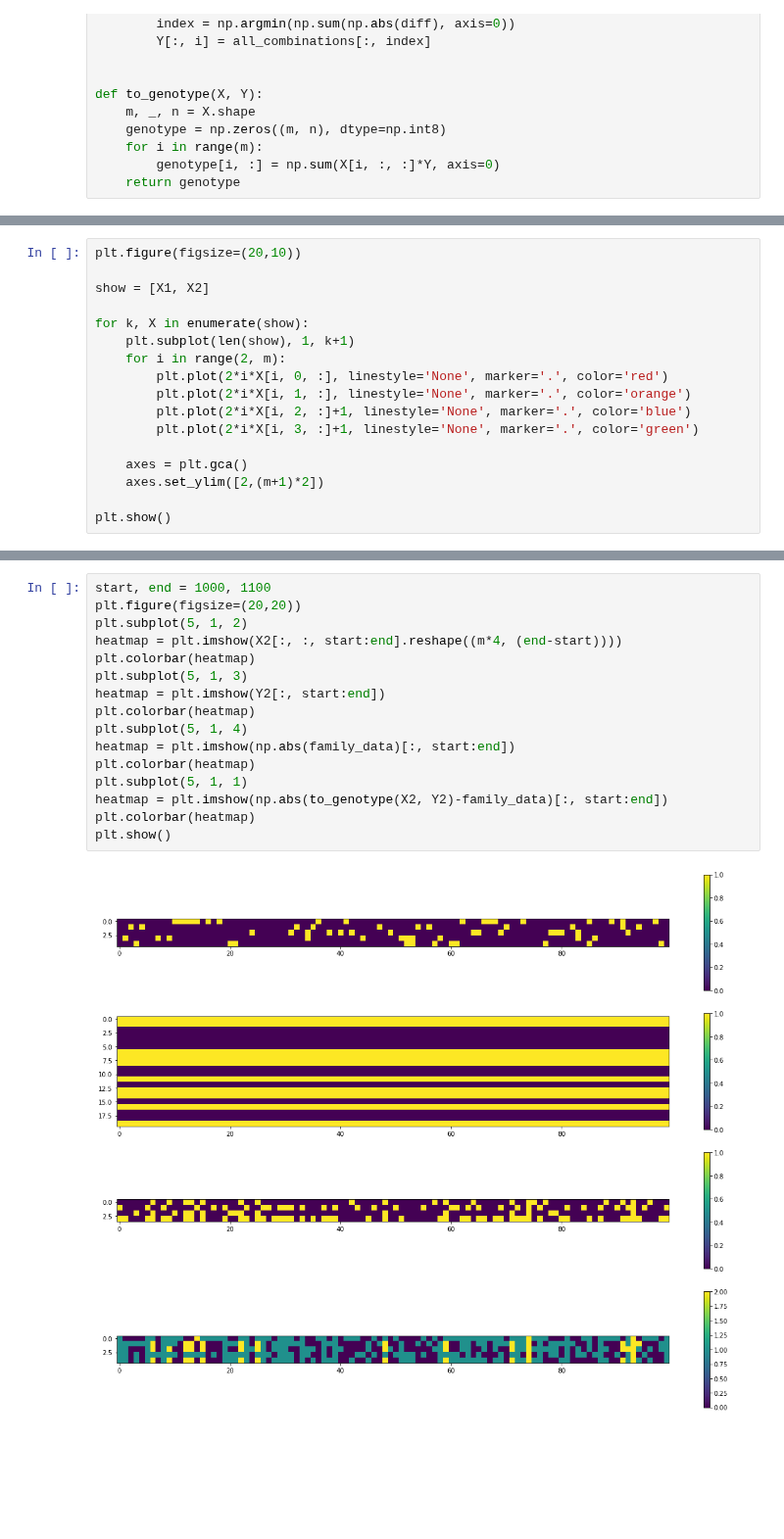
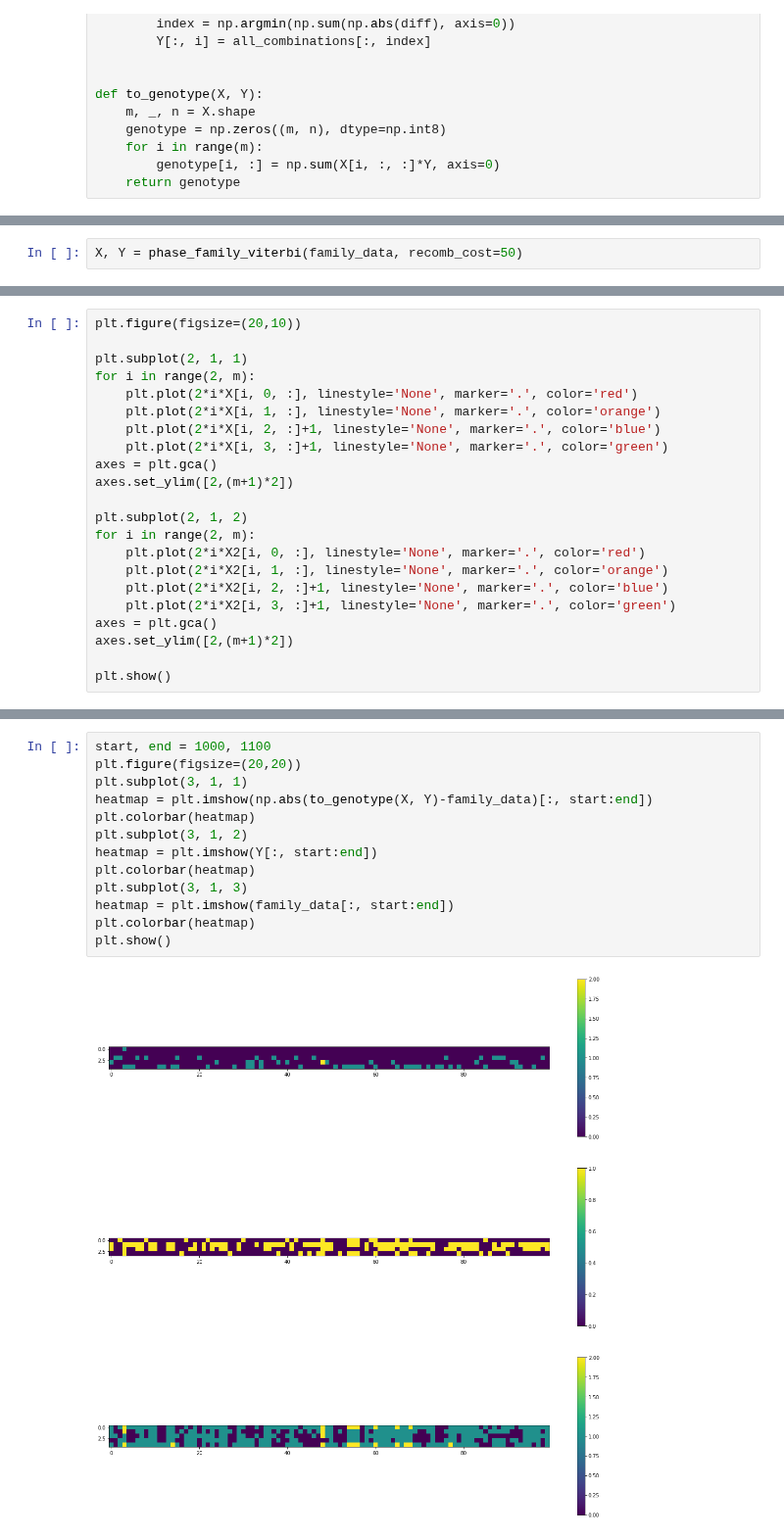
Before and after one commit to kpaskov/PhasingFamilies, a Jupyter notebook: Phase.ipynb, the cells around one changed output, grey strips where cells are left out. Shown at 98% size. Saved outputs shown, nothing was run; the diff lists cells and outputs as text; blank space fills up the shorter version.

```diff
--- a/Phase.ipynb
+++ b/Phase.ipynb
@@ -256,0 +748,2 @@ def detect_recombination(data, X, Y, switch_cost=50):
+# %%
+X, Y = phase_family_viterbi(family_data, recomb_cost=50)
@@ -318,18 +892,23 @@ for j in range(m):
 # %%
 plt.figure(figsize=(20,10))
 
-show = [X1, X2]
+plt.subplot(2, 1, 1)
+for i in range(2, m):
+    plt.plot(2*i*X[i, 0, :], linestyle='None', marker='.', color='red')
+    plt.plot(2*i*X[i, 1, :], linestyle='None', marker='.', color='orange')
+    plt.plot(2*i*X[i, 2, :]+1, linestyle='None', marker='.', color='blue')
+    plt.plot(2*i*X[i, 3, :]+1, linestyle='None', marker='.', color='green')
+axes = plt.gca()
+axes.set_ylim([2,(m+1)*2])
 
-for k, X in enumerate(show):
-    plt.subplot(len(show), 1, k+1)
-    for i in range(2, m):
-        plt.plot(2*i*X[i, 0, :], linestyle='None', marker='.', color='red')
-        plt.plot(2*i*X[i, 1, :], linestyle='None', marker='.', color='orange')
-        plt.plot(2*i*X[i, 2, :]+1, linestyle='None', marker='.', color='blue')
-        plt.plot(2*i*X[i, 3, :]+1, linestyle='None', marker='.', color='green')
-
-    axes = plt.gca()
-    axes.set_ylim([2,(m+1)*2])
+plt.subplot(2, 1, 2)
+for i in range(2, m):
+    plt.plot(2*i*X2[i, 0, :], linestyle='None', marker='.', color='red')
+    plt.plot(2*i*X2[i, 1, :], linestyle='None', marker='.', color='orange')
+    plt.plot(2*i*X2[i, 2, :]+1, linestyle='None', marker='.', color='blue')
+    plt.plot(2*i*X2[i, 3, :]+1, linestyle='None', marker='.', color='green')
+axes = plt.gca()
+axes.set_ylim([2,(m+1)*2])
 
 plt.show()
 # %% [output]
@@ -350,18 +948,15 @@ plt.show()
 # %%
 start, end = 1000, 1100
 plt.figure(figsize=(20,20))
-plt.subplot(5, 1, 2)
-heatmap = plt.imshow(X2[:, :, start:end].reshape((m*4, (end-start))))
+plt.subplot(3, 1, 1)
+heatmap = plt.imshow(np.abs(to_genotype(X, Y)-family_data)[:, start:end])
 plt.colorbar(heatmap)
-plt.subplot(5, 1, 3)
-heatmap = plt.imshow(Y2[:, start:end])
+plt.subplot(3, 1, 2)
+heatmap = plt.imshow(Y[:, start:end])
 plt.colorbar(heatmap)
-plt.subplot(5, 1, 4)
-heatmap = plt.imshow(np.abs(family_data)[:, start:end])
-plt.colorbar(heatmap)
-plt.subplot(5, 1, 1)
-heatmap = plt.imshow(np.abs(to_genotype(X2, Y2)-family_data)[:, start:end])
+plt.subplot(3, 1, 3)
+heatmap = plt.imshow(family_data[:, start:end])
 plt.colorbar(heatmap)
 plt.show()
 # %% [output]
-[figure, old version]
+[figure, new version]
```
Also changed, not shown: parts of 38 cells of this notebook, 7 other files.
